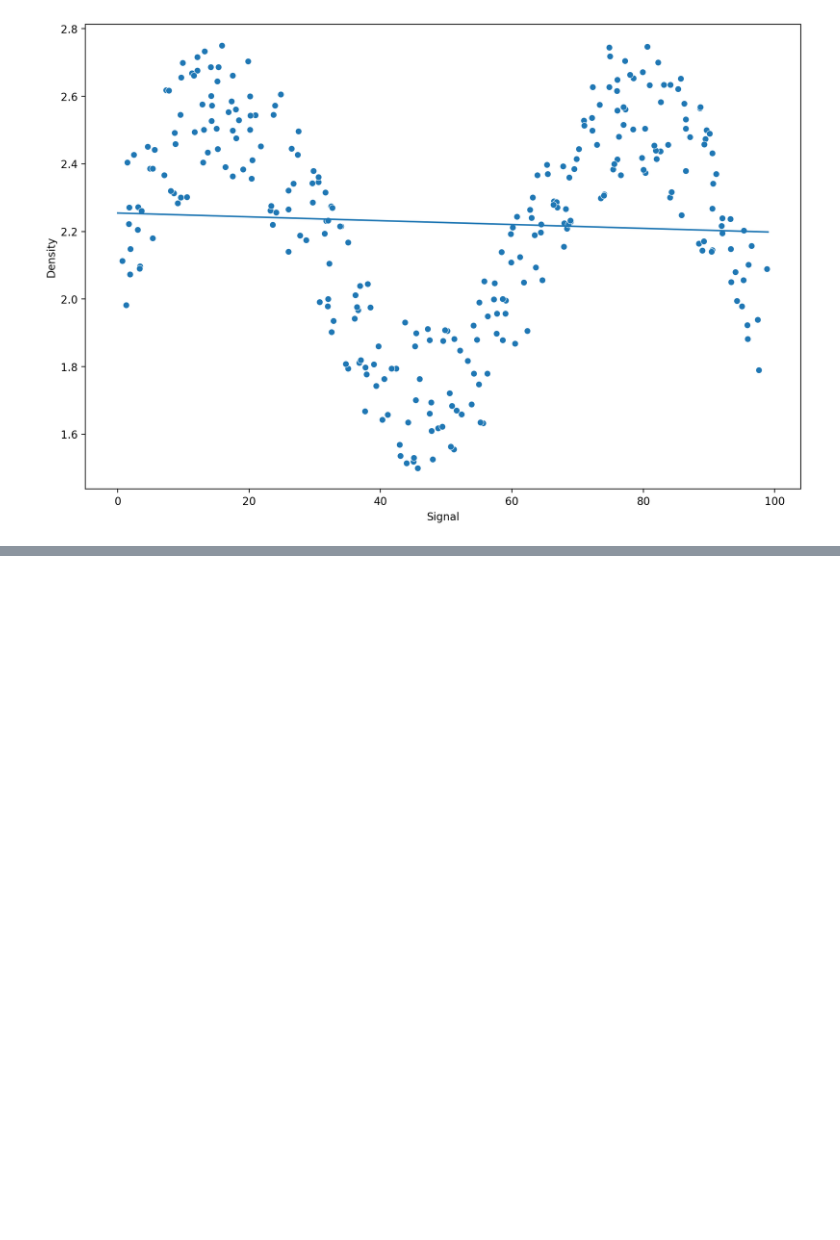
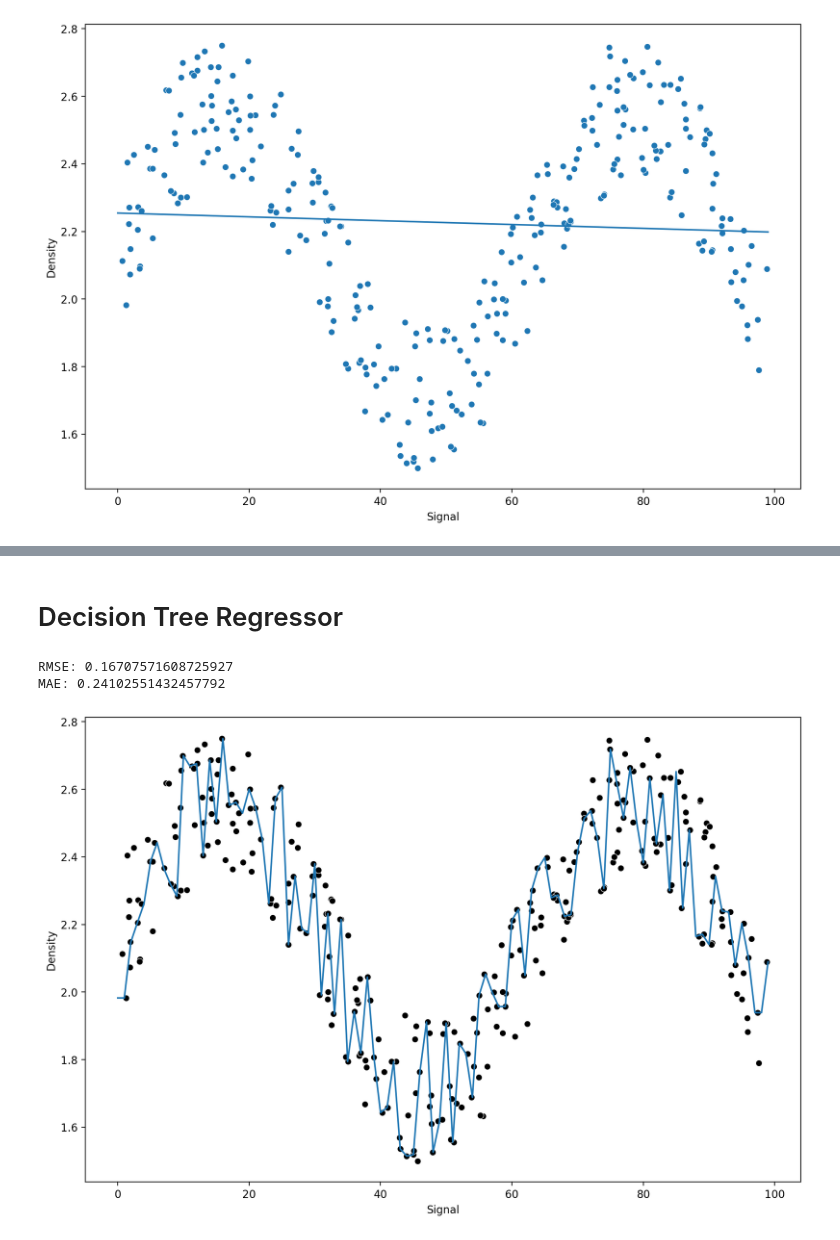
Before and after one commit to ZahrizhalAli/Artificial-Boring-Tunnel-Linear-Regression-model, a Jupyter notebook: [MYSELF]-03_RandomForestRegression.ipynb, the cells around one changed output, grey strips where cells are left out. Saved outputs shown, nothing was run; the diff lists cells and outputs as text; code cells hidden in the pictures; blank space fills up the shorter version.

```diff
--- a/[MYSELF]-03_RandomForestRegression.ipynb
+++ b/[MYSELF]-03_RandomForestRegression.ipynb
@@ -129,0 +196,11 @@ plt.plot(signal_range, signal_preds)
+# %% [markdown]
+# Decision Tree Regressor
+# %%
+from sklearn.tree import DecisionTreeRegressor
+
+model = DecisionTreeRegressor()
+run_model(model, X_train, y_train, X_test, y_test)
+# %% [output]
+RMSE: 0.16707571608725927
+MAE: 0.24102551432457792
+[figure, added]
```
Also changed, not shown: parts of 19 cells of this notebook.
